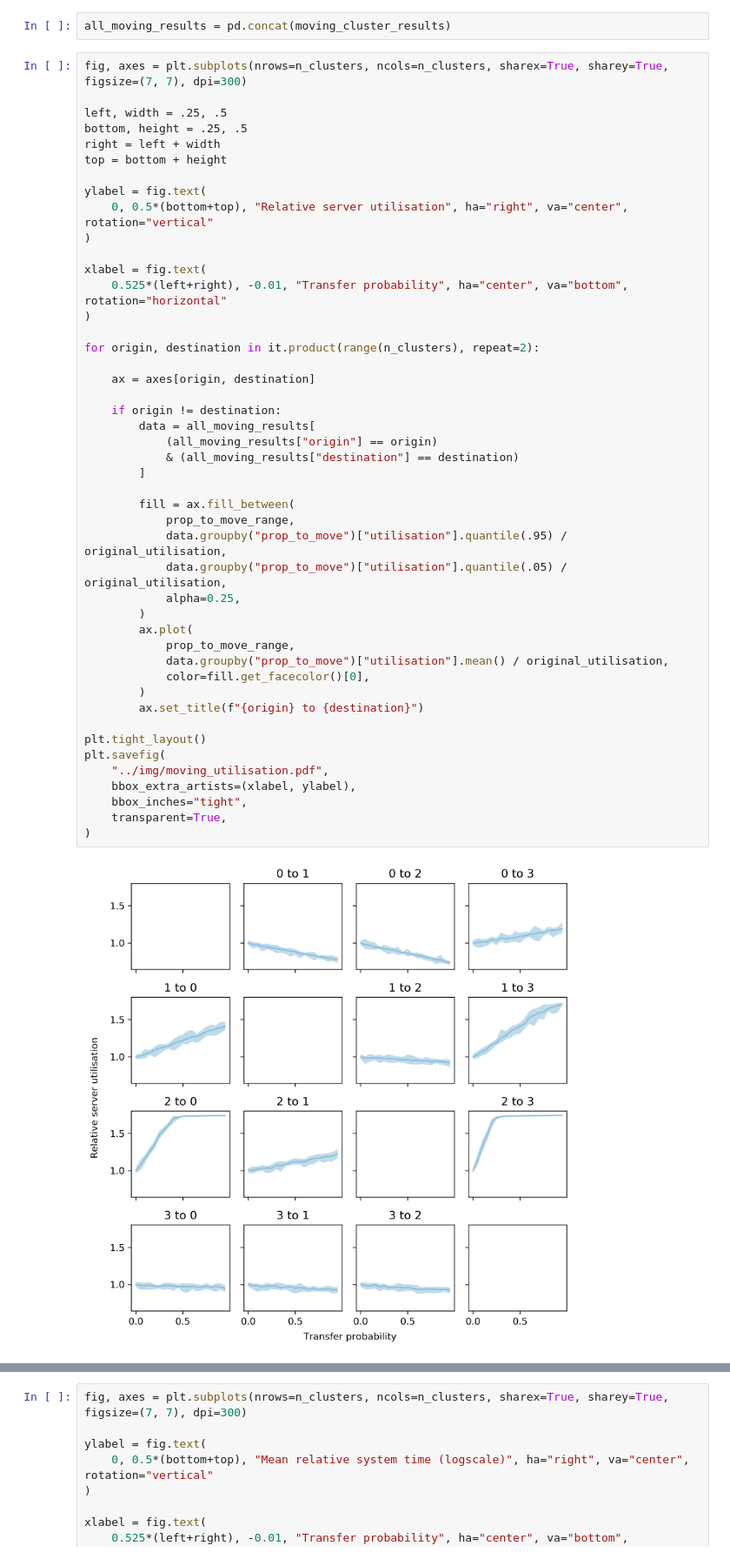
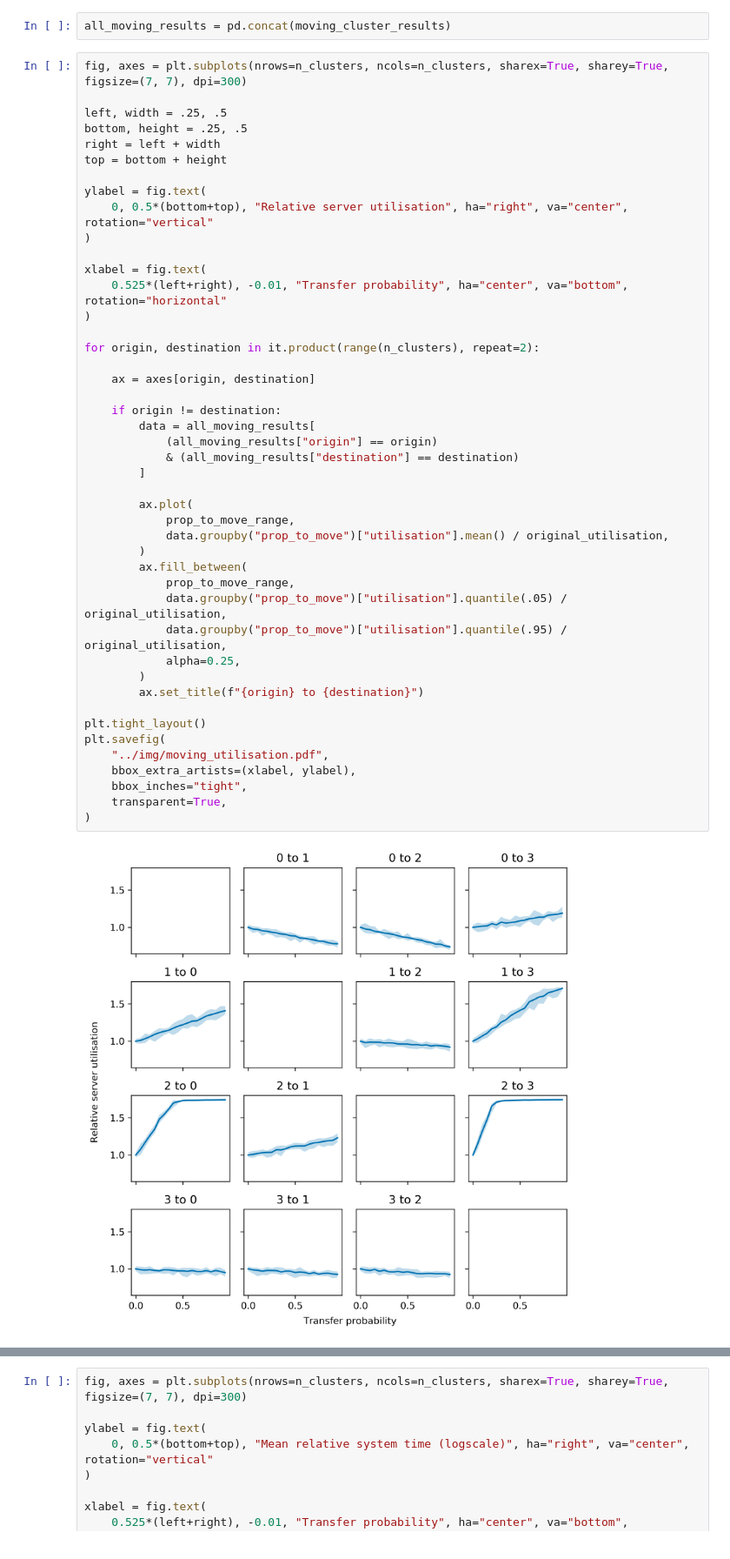
Before and after one commit to daffidwilde/copd-paper, a Jupyter notebook: nbs/scenarios.ipynb, the cells around one changed output, grey strips where cells are left out. Shown at 87% size. Drawn from its saved outputs; the diff is of its cells as text.

Commit message:
Increase contrast for moving cluster plots.

```diff
--- a/nbs/scenarios.ipynb
+++ b/nbs/scenarios.ipynb
@@ -341,41 +341,40 @@ ylabel = fig.text(
 )
 
 xlabel = fig.text(
     0.525*(left+right), -0.01, "Transfer probability", ha="center", va="bottom", rotation="horizontal"
 )
 
 for origin, destination in it.product(range(n_clusters), repeat=2):
 
     ax = axes[origin, destination]
 
     if origin != destination:
         data = all_moving_results[
             (all_moving_results["origin"] == origin)
             & (all_moving_results["destination"] == destination)
         ]
 
-        fill = ax.fill_between(
-            prop_to_move_range,
-            data.groupby("prop_to_move")["utilisation"].quantile(.95) / original_utilisation,
-            data.groupby("prop_to_move")["utilisation"].quantile(.05) / original_utilisation,
-            alpha=0.25,
-        )
         ax.plot(
             prop_to_move_range,
             data.groupby("prop_to_move")["utilisation"].mean() / original_utilisation,
-            color=fill.get_facecolor()[0],
+        )
+        ax.fill_between(
+            prop_to_move_range,
+            data.groupby("prop_to_move")["utilisation"].quantile(.05) / original_utilisation,
+            data.groupby("prop_to_move")["utilisation"].quantile(.95) / original_utilisation,
+            alpha=0.25,
         )
         ax.set_title(f"{origin} to {destination}")
 
 plt.tight_layout()
 plt.savefig(
     "../img/moving_utilisation.pdf",
     bbox_extra_artists=(xlabel, ylabel),
     bbox_inches="tight",
     transparent=True,
 )
 # %% [output]
-[figure, old version]
+[figure, new version]
 # %%
 fig, axes = plt.subplots(nrows=n_clusters, ncols=n_clusters, sharex=True, sharey=True, figsize=(8, 8), dpi=300)
 
```
Also changed, not shown: parts of 1 cell of this notebook, 4 other files.
